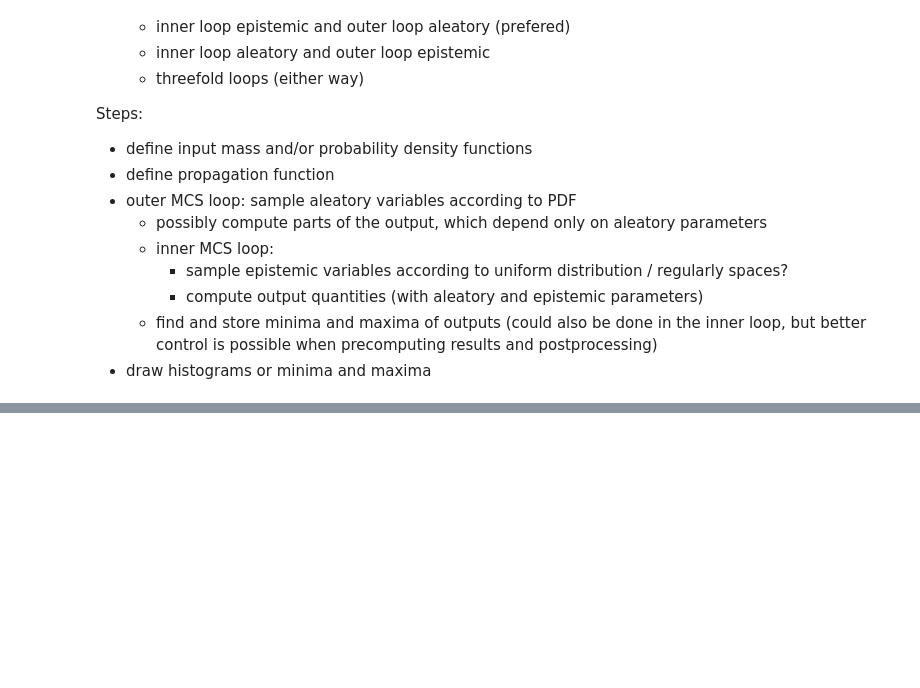
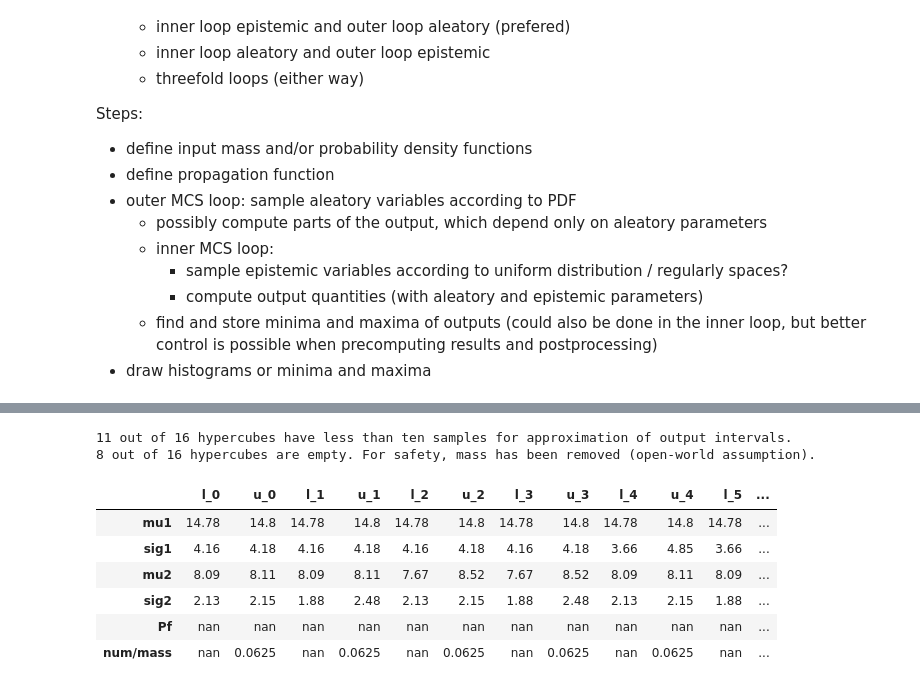
Before and after one commit to simonmarwitz/oma_uq, a Jupyter notebook: uncertainty/evicential_stochastic_beams.ipynb, the cells around one changed output, grey strips where cells are left out. Drawn from its saved outputs; the diff is of its cells as text; code cells hidden in the pictures; blank space fills up the shorter version.

```diff
--- a/uncertainty/evicential_stochastic_beams.ipynb
+++ b/uncertainty/evicential_stochastic_beams.ipynb
@@ -366 +803,19 @@ display(f'{Pf*1000} x 10^-3')
+# %%
+#b) fuzzy random variable
+
+# definition of fuzzy distribution parameters
+m_q1 = [14.6, 15.0, 15.5]
+s_q1 = [np.sqrt(4**2+0.1**2), 4.0, np.sqrt(4**2+0.06**2)] # note that the "peak" value is lower than both boundaries
+
+m_q2 = [7.4, 8.0, 8.4]
+s_q2 = [np.sqrt(2**2+0.08**2), 2.0, np.sqrt(2**2+0.11**2)] # note that the "peak" value is lower than both boundaries
+
+# initialization of fuzzy-failure probability (output)
+Pf = [1,None,0]
+
+# alpha = 1 (fuzzy singleton)
+F_q1=scipy.stats.norm(m_q1[1],s_q1[1])
+F_q2=scipy.stats.norm(m_q2[1],s_q2[1])
+res = deterministic_mapping(F_q1.rvs(N_mcs),F_q2.rvs(N_mcs))
+Pf[1] = np.sum(res)/N_mcs
 # %%
@@ -517,0 +1185,41 @@ for i in [0,2]:
+# %%
+pd.set_option('display.max_columns', None)
+#  by iterating over epistemic input hypercubes
+
+n_hyc, hyc_foc_inds, hyc_mass, hyc_ovrvw, hyc_dat_inds = generate_hypercubes(vars_epi, samples, N_mcs_epi)
+
+for i_hyc in range(n_hyc):
+    selector = hyc_dat_inds[i_hyc, :]
+    n_samples = np.sum(selector)
+    if not n_samples: continue
+    # walk over samples, evaluate output variable and compute output interval for this hypercube
+    Pf = [1, 0]
+
+    Pf_ = Pfs[selector]
+
+    if np.min(Pf_) < Pf[0]:
+        Pf[0] = np.min(Pf_)
+    else:
+        Pf[0] = np.nan
+
+    if np.max(Pf_) > Pf[1]:
+        Pf[1] = np.max(Pf_)
+    else:
+        Pf[1] = np.nan
+
+    hyc_ovrvw.iloc[-2,2 * i_hyc:2 * i_hyc + 2] = Pf
+    hyc_ovrvw.iloc[-1,2*i_hyc] = n_samples
+
+hyc_ovrvw.iloc[-2,:]*=1e4
+s2 = hyc_ovrvw.style.applymap(lambda x: 'background-color : yellow' if np.isnan(x) else '')
+display(s2)
+# %% [output]
+11 out of 16 hypercubes have less than ten samples for approximation of output intervals.
+8 out of 16 hypercubes are empty. For safety, mass has been removed (open-world assumption).
+|  | l_0 | u_0 | l_1 | u_1 | l_2 | u_2 | l_3 | u_3 | l_4 | u_4 | l_5 | ... |
+| mu1 | 14.78 | 14.8 | 14.78 | 14.8 | 14.78 | 14.8 | 14.78 | 14.8 | 14.78 | 14.8 | 14.78 | ... |
+| sig1 | 4.16 | 4.18 | 4.16 | 4.18 | 4.16 | 4.18 | 4.16 | 4.18 | 3.66 | 4.85 | 3.66 | ... |
+| mu2 | 8.09 | 8.11 | 8.09 | 8.11 | 7.67 | 8.52 | 7.67 | 8.52 | 8.09 | 8.11 | 8.09 | ... |
+| sig2 | 2.13 | 2.15 | 1.88 | 2.48 | 2.13 | 2.15 | 1.88 | 2.48 | 2.13 | 2.15 | 1.88 | ... |
+| Pf | nan | nan | nan | nan | nan | nan | nan | nan | nan | nan | nan | ... |
+| num/mass | nan | 0.0625 | nan | 0.0625 | nan | 0.0625 | nan | 0.0625 | nan | 0.0625 | nan | ... |
```
Also changed, not shown: parts of 28 cells of this notebook, 6 other files.
